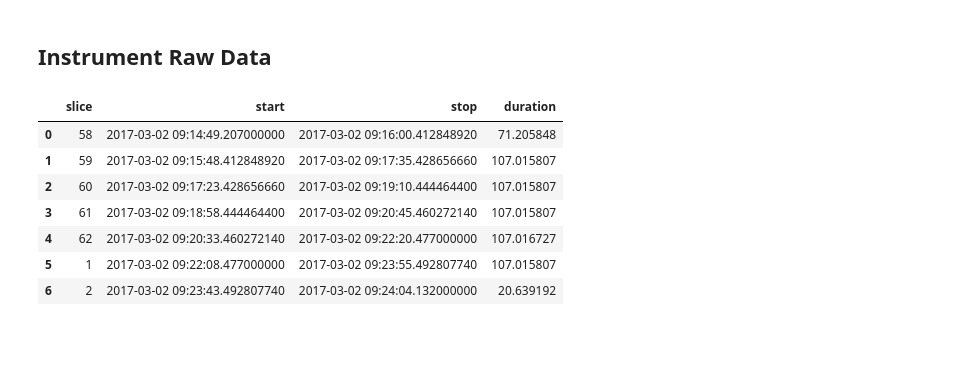
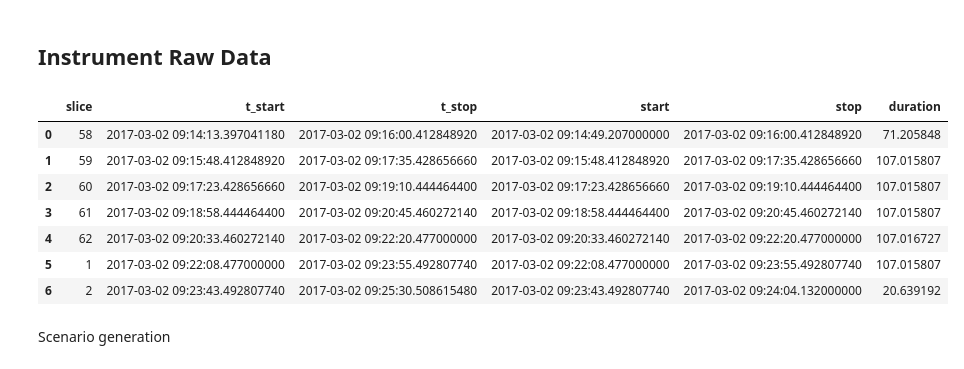
Before and after one commit to lmar76/biomassnb, a Jupyter notebook: TDS/TDS.ipynb, the cells around one changed output. Cells and saved outputs as stored; diff of their text form; code cells hidden in the pictures; blank space fills up the shorter version.

```diff
--- a/TDS/TDS.ipynb
+++ b/TDS/TDS.ipynb
@@ -107,65 +116,64 @@ dtype: datetime64[ns]
 # %% [markdown]
 ## Instrument Raw Data
 # %%
+# Time validity = data take interval
+validity = pd.Interval(data_take_start, data_take_stop, closed='both')
+
 # Slice grid for orbit with anxs.iloc[0]
-sg1 = Grid(
+sg = Grid(
     anxs.iloc[0],
     anxs.iloc[1],
     const.SLICE_GRID_DURATION,
     const.SLICE_INITIAL_OVERLAP,
     const.SLICE_FINAL_OVERLAP,
     const.NUM_SLICES
 )
 
-# Data take interval
-dt = pd.Interval(data_take_start, data_take_stop, closed='both')
-
-# Slice grid for orbit with anxs.iloc[1]
-sg2 = Grid(
-    anxs.iloc[1],
-    anxs.iloc[2],
-    const.SLICE_GRID_DURATION,
-    const.SLICE_INITIAL_OVERLAP,
-    const.SLICE_FINAL_OVERLAP,
-    const.NUM_SLICES
-)
 
 # Generate sequence of slices discarding those which do not overlap data take
 slices = [(n, i)
-          for n, i in ((n + 1, sg1.interval(n + 1)) for n in range(const.NUM_SLICES))
-          if i.overlaps(dt)]
+          for n, i in ((n + 1, sg.interval(n + 1)) for n in range(const.NUM_SLICES))
+          if i.overlaps(validity)]
 
-# Generate sequence of slices discarding those which do not overlap data take
+# Slice grid for orbit with anxs.iloc[1]
+sg.anx0 = anxs.iloc[1]
+sg.anx1 = anxs.iloc[2]
+
+
+# Add seconds set of slices (next orbit)
 slices.extend(
     [(n, i)
-     for n, i in ((n + 1, sg2.interval(n + 1)) for n in range(const.NUM_SLICES))
-     if i.overlaps(dt)]
+     for n, i in ((n + 1, sg.interval(n + 1)) for n in range(const.NUM_SLICES))
+     if i.overlaps(validity)]
 )
 
 for n in range(len(slices)):
-    # slice start must be >= data take start
-    start = max(data_take_start, slices[n][1].left)
-    # slice stop must be <= data take stop
-    stop = min(data_take_stop, slices[n][1].right)
+    # slice start must be >= validity start
+    start = max(validity.left, slices[n][1].left)
+    # slice stop must be <= validity stop
+    stop = min(validity.right, slices[n][1].right)
     # update interval
     slices[n] = (
         slices[n][0],
+        slices[n][1],
         pd.Interval(start, stop, closed='both')
     )
 
 slices = pd.DataFrame(
-    [{'slice': s[0], 'start': s[1].left, 'stop': s[1].right}
+    [{'slice': s[0], 't_start': s[1].left, 't_stop': s[1].right, 'start': s[2].left, 'stop': s[2].right}
      for s in slices]
 )
 slices['duration'] = (slices['stop'] - slices['start']).apply(lambda d: d.total_seconds())
 
 slices
 # %% [output]
-|  | slice | start | stop | duration |
-| 0 | 58 | 2017-03-02 09:14:49.207000000 | 2017-03-02 09:16:00.412848920 | 71.205848 |
-| 1 | 59 | 2017-03-02 09:15:48.412848920 | 2017-03-02 09:17:35.428656660 | 107.015807 |
-| 2 | 60 | 2017-03-02 09:17:23.428656660 | 2017-03-02 09:19:10.444464400 | 107.015807 |
-| 3 | 61 | 2017-03-02 09:18:58.444464400 | 2017-03-02 09:20:45.460272140 | 107.015807 |
-| 4 | 62 | 2017-03-02 09:20:33.460272140 | 2017-03-02 09:22:20.477000000 | 107.016727 |
-| 5 | 1 | 2017-03-02 09:22:08.477000000 | 2017-03-02 09:23:55.492807740 | 107.015807 |
-| 6 | 2 | 2017-03-02 09:23:43.492807740 | 2017-03-02 09:24:04.132000000 | 20.639192 |
+|  | slice | t_start | t_stop | start | stop | duration |
+| 0 | 58 | 2017-03-02 09:14:13.397041180 | 2017-03-02 09:16:00.412848920 | 2017-03-02 09:14:49.207000000 | 2017-03-02 09:16:00.412848920 | 71.205848 |
+| 1 | 59 | 2017-03-02 09:15:48.412848920 | 2017-03-02 09:17:35.428656660 | 2017-03-02 09:15:48.412848920 | 2017-03-02 09:17:35.428656660 | 107.015807 |
+| 2 | 60 | 2017-03-02 09:17:23.428656660 | 2017-03-02 09:19:10.444464400 | 2017-03-02 09:17:23.428656660 | 2017-03-02 09:19:10.444464400 | 107.015807 |
+| 3 | 61 | 2017-03-02 09:18:58.444464400 | 2017-03-02 09:20:45.460272140 | 2017-03-02 09:18:58.444464400 | 2017-03-02 09:20:45.460272140 | 107.015807 |
+| 4 | 62 | 2017-03-02 09:20:33.460272140 | 2017-03-02 09:22:20.477000000 | 2017-03-02 09:20:33.460272140 | 2017-03-02 09:22:20.477000000 | 107.016727 |
+| 5 | 1 | 2017-03-02 09:22:08.477000000 | 2017-03-02 09:23:55.492807740 | 2017-03-02 09:22:08.477000000 | 2017-03-02 09:23:55.492807740 | 107.015807 |
+| 6 | 2 | 2017-03-02 09:23:43.492807740 | 2017-03-02 09:25:30.508615480 | 2017-03-02 09:23:43.492807740 | 2017-03-02 09:24:04.132000000 | 20.639192 |
+# %% [markdown]
+Scenario generation
```
Also changed, not shown: parts of 7 cells of this notebook.
